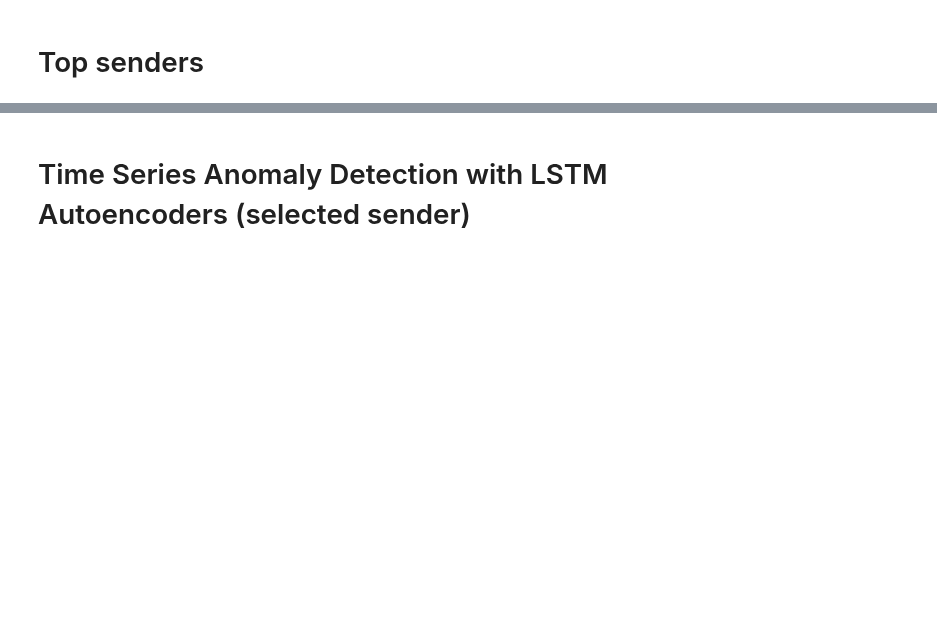
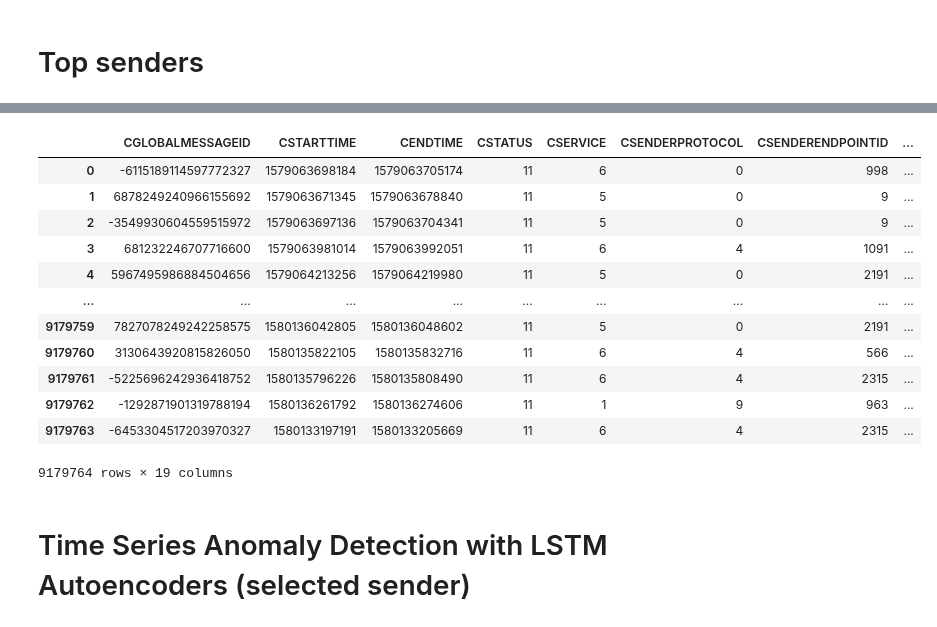
Before and after one commit to scray/scray, a Jupyter notebook: scray-examples/python/demo_messageCharts.ipynb, the cells around one changed output, grey strips where cells are left out. Saved outputs shown, nothing was run; the diff lists cells and outputs as text; code cells hidden in the pictures; blank space fills up the shorter version.

```diff
--- a/scray-examples/python/demo_messageCharts.ipynb
+++ b/scray-examples/python/demo_messageCharts.ipynb
@@ -233,3 +330,21 @@ pfall1
+# %%
+# using single sender
+pfall1 = pfall
+pfall1
+# %% [output]
+|  | CGLOBALMESSAGEID | CSTARTTIME | CENDTIME | CSTATUS | CSERVICE | CSENDERPROTOCOL | CSENDERENDPOINTID | ... |
+| 0 | -6115189114597772327 | 1579063698184 | 1579063705174 | 11 | 6 | 0 | 998 | ... |
+| 1 | 6878249240966155692 | 1579063671345 | 1579063678840 | 11 | 5 | 0 | 9 | ... |
+| 2 | -3549930604559515972 | 1579063697136 | 1579063704341 | 11 | 5 | 0 | 9 | ... |
+| 3 | 681232246707716600 | 1579063981014 | 1579063992051 | 11 | 6 | 4 | 1091 | ... |
+| 4 | 5967495986884504656 | 1579064213256 | 1579064219980 | 11 | 5 | 0 | 2191 | ... |
+| ... | ... | ... | ... | ... | ... | ... | ... | ... |
+| 9179759 | 7827078249242258575 | 1580136042805 | 1580136048602 | 11 | 5 | 0 | 2191 | ... |
+| 9179760 | 3130643920815826050 | 1580135822105 | 1580135832716 | 11 | 6 | 4 | 566 | ... |
+| 9179761 | -5225696242936418752 | 1580135796226 | 1580135808490 | 11 | 6 | 4 | 2315 | ... |
+| 9179762 | -1292871901319788194 | 1580136261792 | 1580136274606 | 11 | 1 | 9 | 963 | ... |
+| 9179763 | -6453304517203970327 | 1580133197191 | 1580133205669 | 11 | 6 | 4 | 2315 | ... |
+9179764 rows × 19 columns
 # %% [markdown]
 # Time Series Anomaly Detection with LSTM Autoencoders (selected sender)
 # %%
```
Also changed, not shown: parts of 14 cells of this notebook, 7 other files.
